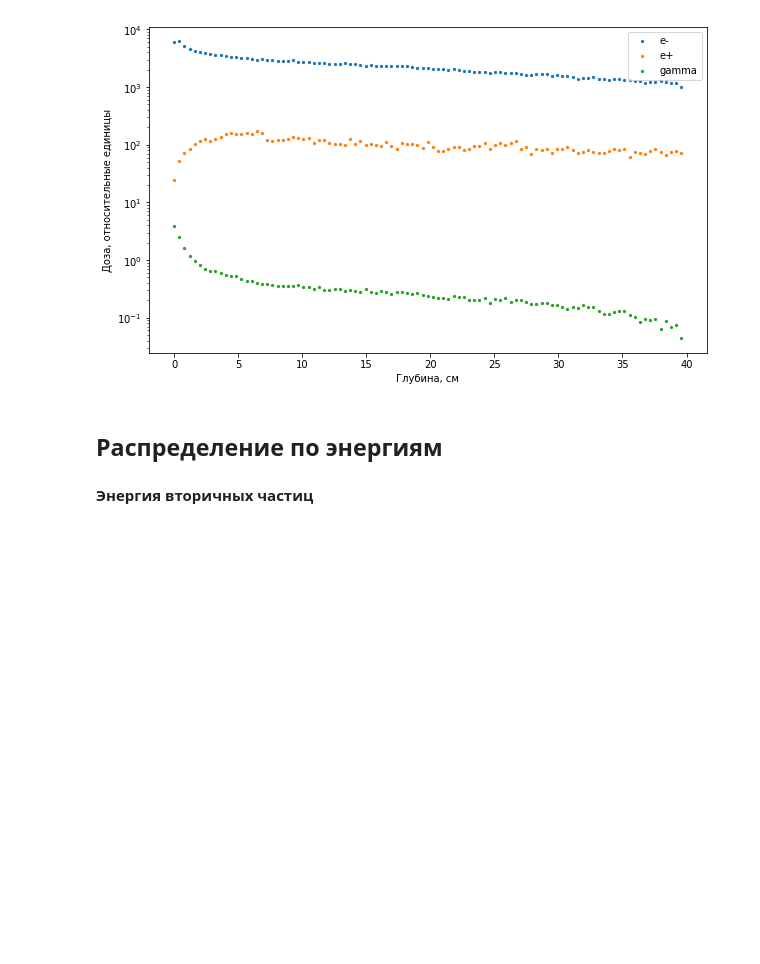
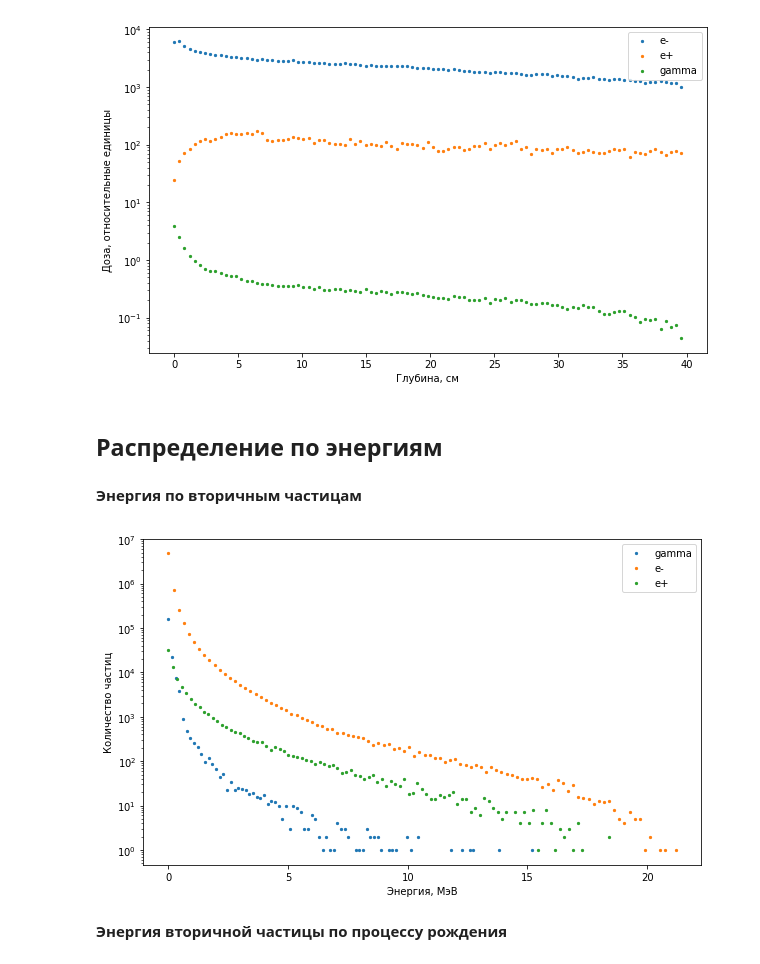
Before and after one commit to annndruha/Distribution-of-secondary-particles-in-tissue-equivalent-materials, a Jupyter notebook: model_cube/ParticlePlotter.ipynb, the cells around one changed output. Drawn from its saved outputs; the diff is of its cells as text; code cells hidden in the pictures; blank space fills up the shorter version.

```diff
--- a/model_cube/ParticlePlotter.ipynb
+++ b/model_cube/ParticlePlotter.ipynb
@@ -190,5 +190,21 @@ plt.show()
 [figure]
 # %% [markdown]
 ## Распределение по энергиям
-# %% [markdown]
-**Энергия вторичных частиц**
+# %% [markdown]
+**Энергия по вторичным частицам**
+# %%
+for pname in ['gamma', 'e-', 'e+']:
+    names_particle = secondary[secondary['particle_name'] == pname]
+    energys, counts = get_energy_count_bins(names_particle)
+    plt.scatter(energys, counts, s=5, label=pname)
+
+plt.legend()
+# plt.ylim([10, 10**8])
+plt.yscale('log')
+plt.ylabel('Количество частиц')
+plt.xlabel('Энергия, МэВ')
+plt.show()
+# %% [output]
+[figure, added]
+# %% [markdown]
+**Энергия вторичной частицы по процессу рождения**
```
Also changed, not shown: parts of 4 cells of this notebook.
